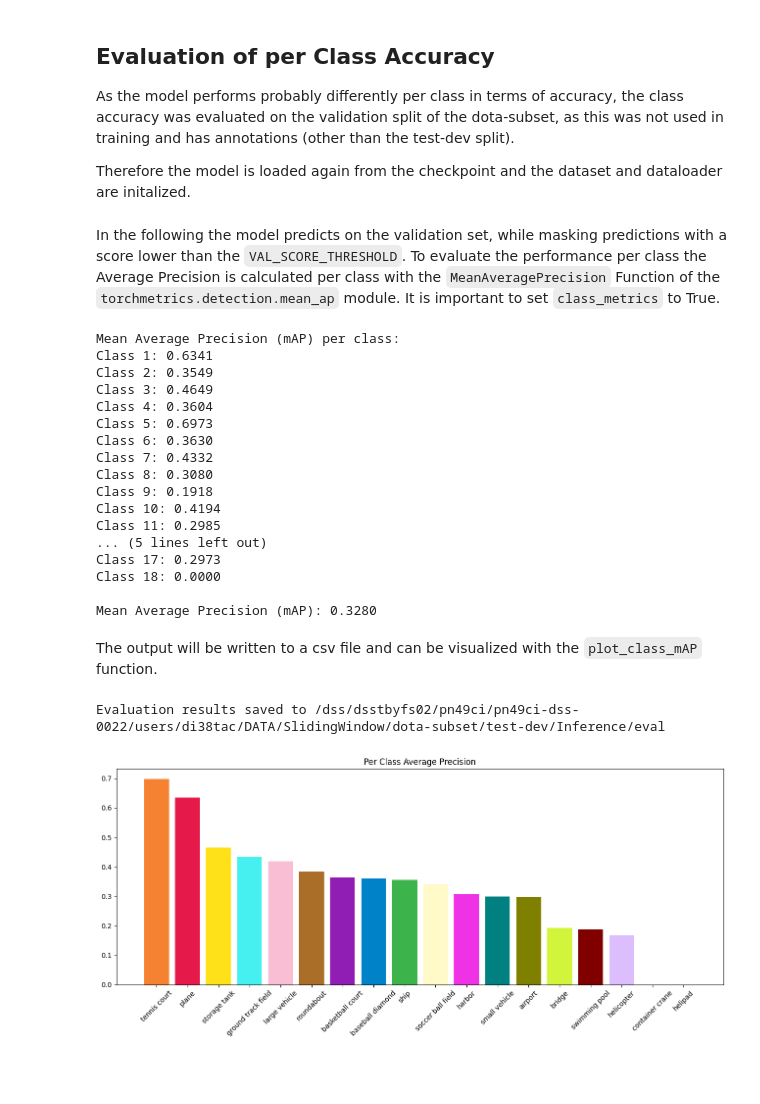
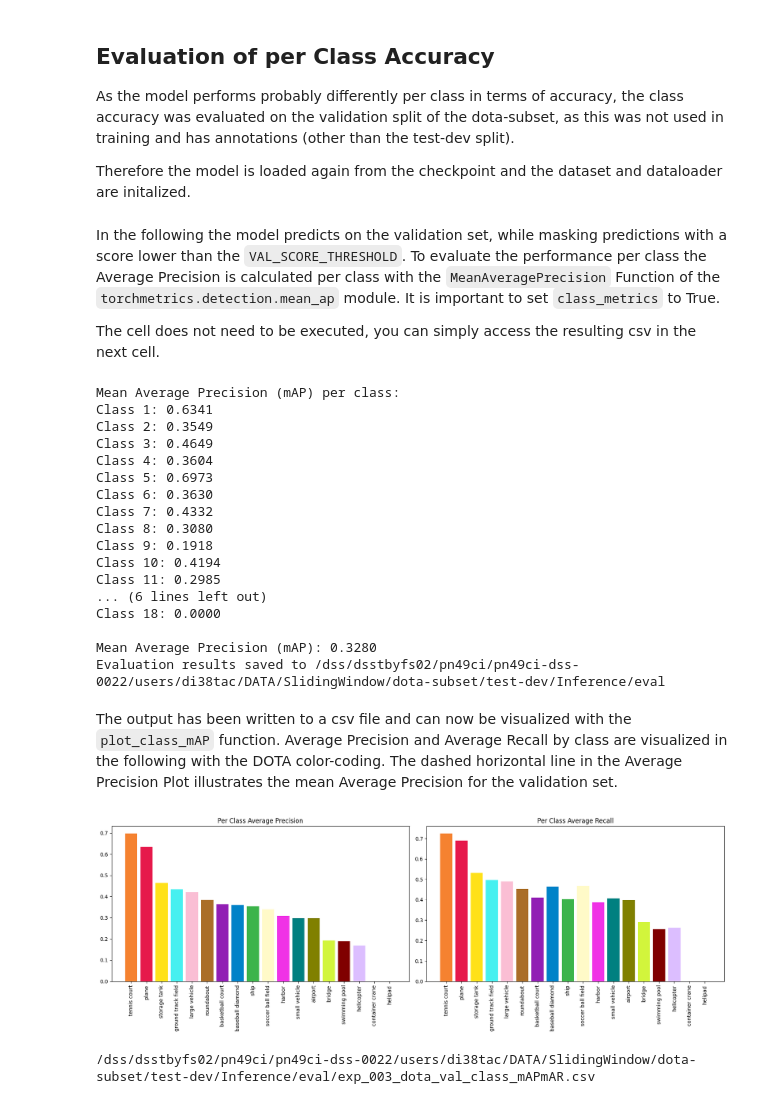
Before and after one commit to Siedrid/DOTA-Net, a Jupyter notebook: code/03-DOTA_Inference_visualizations.ipynb, the cells around one changed output. Saved outputs shown, nothing was run; the diff lists cells and outputs as text; code cells hidden in the pictures; blank space fills up the shorter version.

```diff
--- a/code/03-DOTA_Inference_visualizations.ipynb
+++ b/code/03-DOTA_Inference_visualizations.ipynb
@@ -99,6 +101,8 @@ test_loader = DataLoader(
 )
 # %% [markdown]
 In the following the model predicts on the validation set, while masking predictions with a score lower than the `VAL_SCORE_THRESHOLD`. To evaluate the performance per class the Average Precision is calculated per class with the `MeanAveragePrecision` Function of the `torchmetrics.detection.mean_ap` module. It is important to set `class_metrics` to True.
+
+The cell does not need to be executed, you can simply access the resulting csv in the next cell.
 # %%
 from utils.training import prepare_map_targets, prepare_map_predictions
 from torchmetrics.detection.mean_ap import MeanAveragePrecision
@@ -144,6 +148,17 @@ for class_id, ap in enumerate(map_result['map_per_class']):
 
 map_value = map_result["map"].item()
 print(f"\nMean Average Precision (mAP): {map_value:.4f}")
+
+# Save Results
+df = pd.DataFrame(data={"Class": range(1,19),
+                        "AP": map_result['map_per_class'],
+                        "mAR": map_result['mar_100_per_class']})
+
+df["mAP"] = map_value  # Add mAP as an extra column
+out_path = INFERENCE_DIR / 'eval'
+os.makedirs(out_path, exist_ok=True)
+df.to_csv(out_path / f"{EXPERIMENT_ID}_{DOTA_SET}_{SPLIT}_class_mAPmAR.csv", index=False)
+print(f"Evaluation results saved to {out_path}")
 # %% [output]
 Mean Average Precision (mAP) per class:
 Class 1: 0.6341
@@ -157,32 +172,21 @@ Class 8: 0.3080
 Class 9: 0.1918
 Class 10: 0.4194
 Class 11: 0.2985
-... (5 lines left out)
-Class 17: 0.2973
+... (6 lines left out)
 Class 18: 0.0000
 
 Mean Average Precision (mAP): 0.3280
+Evaluation results saved to /dss/dsstbyfs02/pn49ci/pn49ci-dss-0022/users/di38tac/DATA/SlidingWindow/dota-subset/test-dev/Inference/eval
-# %% [markdown]
-The output will be written to a csv file and can be visualized with the `plot_class_mAP` function.
-# %%
-from utils.visualization import plot_class_mAP
-# Save Results
-df = pd.DataFrame(data={"Class": range(1,19),
-                        "AP": map_result['map_per_class']})
-
-df["mAP"] = map_value  # Add mAP as an extra column
-out_path = INFERENCE_DIR / 'eval'
-os.makedirs(out_path, exist_ok=True)
-df.to_csv(out_path / f"{EXPERIMENT_ID}_{DOTA_SET}_{SPLIT}_class_mAP.csv", index=False)
-print(f"Evaluation results saved to {out_path}")
-# %% [output]
-Evaluation results saved to /dss/dsstbyfs02/pn49ci/pn49ci-dss-0022/users/di38tac/DATA/SlidingWindow/dota-subset/test-dev/Inference/eval
+# %% [markdown]
+The output has been written to a csv file and can now be visualized with the `plot_class_mAP` function. Average Precision and Average Recall by class are visualized in the following with the DOTA color-coding. The dashed horizontal line in the Average Precision Plot illustrates the mean Average Precision for the validation set.
 # %%
 from utils.visualization import plot_class_mAP
 import pandas as pd
 
-df_path = INFERENCE_DIR / 'eval' / f"{EXPERIMENT_ID}_{DOTA_SET}_{SPLIT}_class_mAP.csv"
+df_path = INFERENCE_DIR / 'eval' / f"{EXPERIMENT_ID}_{DOTA_SET}_{SPLIT}_class_mAPmAR.csv"
+#df_path = '/dss/dsstbyfs02/pn49ci/pn49ci-dss-0022/users/di38tac/DATA/SlidingWindow/dota-subset/test-dev/Inference/eval/exp_003_dota_val_class_mAPmAR.csv'
 df = pd.read_csv(df_path)
 plot_class_mAP(df)
 # %% [output]
-[figure, old version]
+[figure, new version]
+/dss/dsstbyfs02/pn49ci/pn49ci-dss-0022/users/di38tac/DATA/SlidingWindow/dota-subset/test-dev/Inference/eval/exp_003_dota_val_class_mAPmAR.csv
```
Also changed, not shown: parts of 3 cells of this notebook, 1 other file.
